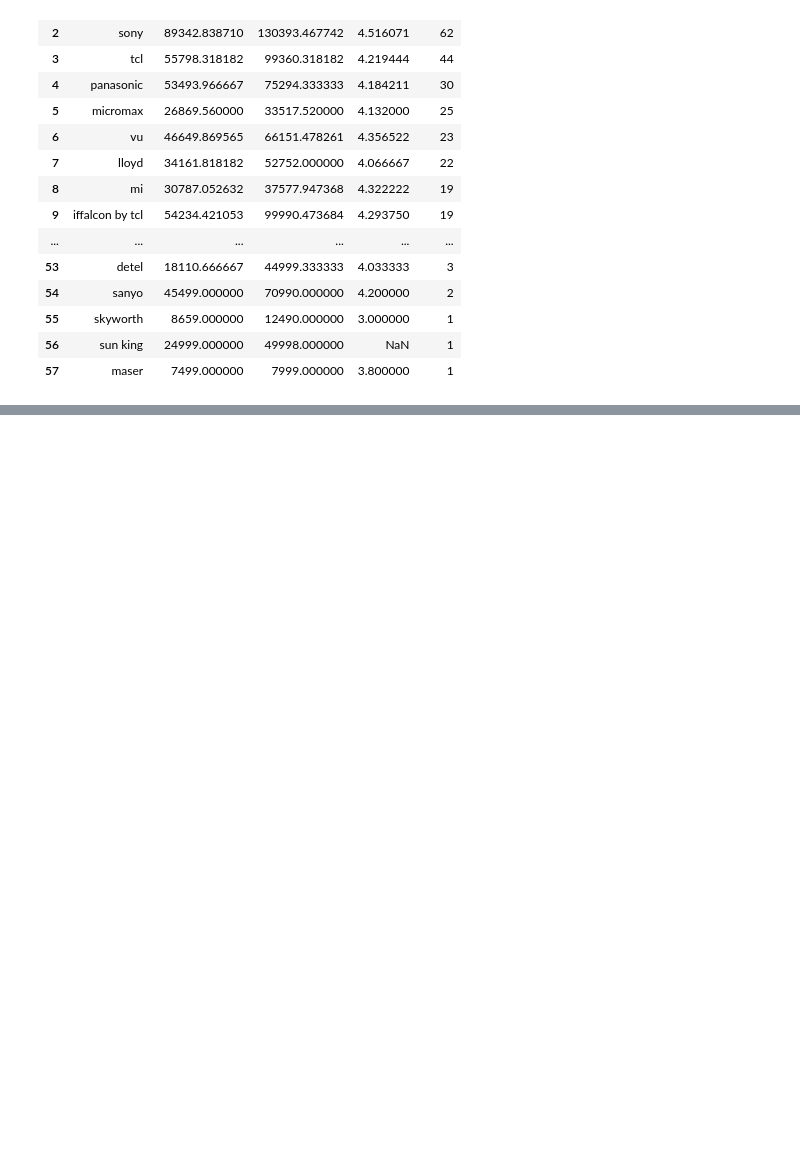
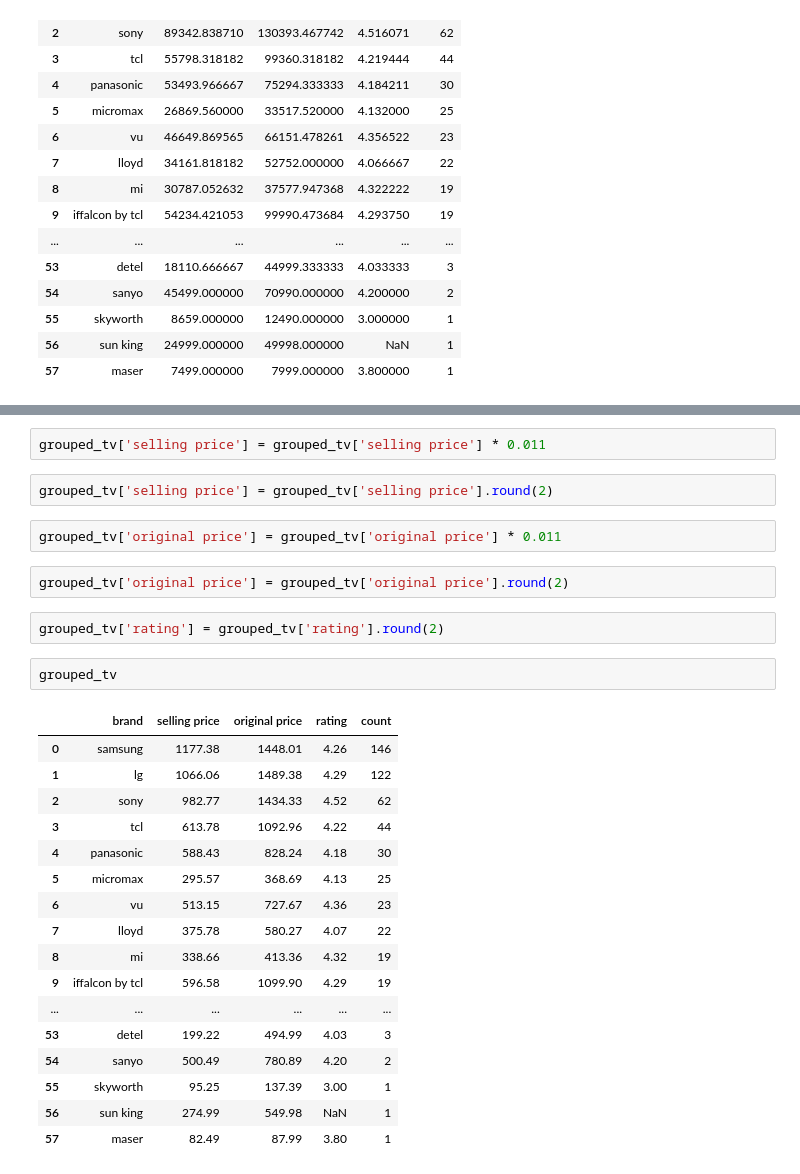
Before and after one commit to Lidiavf1912/etl-project, a Jupyter notebook: python/csv tv brands market.ipynb, the cells around one changed output, grey strips where cells are left out. Drawn from its saved outputs; the diff is of its cells as text; blank space fills up the shorter version.

```diff
--- a/python/csv tv brands market.ipynb
+++ b/python/csv tv brands market.ipynb
@@ -167,0 +174,30 @@ grouped_tv
+# %%
+grouped_tv['selling price'] = grouped_tv['selling price'] * 0.011
+# %%
+grouped_tv['selling price'] = grouped_tv['selling price'].round(2)
+# %%
+grouped_tv['original price'] = grouped_tv['original price'] * 0.011
+# %%
+grouped_tv['original price'] = grouped_tv['original price'].round(2)
+# %%
+grouped_tv['rating'] = grouped_tv['rating'].round(2)
+# %%
+grouped_tv
+# %% [output]
+|  | brand | selling price | original price | rating | count |
+| 0 | samsung | 1177.38 | 1448.01 | 4.26 | 146 |
+| 1 | lg | 1066.06 | 1489.38 | 4.29 | 122 |
+| 2 | sony | 982.77 | 1434.33 | 4.52 | 62 |
+| 3 | tcl | 613.78 | 1092.96 | 4.22 | 44 |
+| 4 | panasonic | 588.43 | 828.24 | 4.18 | 30 |
+| 5 | micromax | 295.57 | 368.69 | 4.13 | 25 |
+| 6 | vu | 513.15 | 727.67 | 4.36 | 23 |
+| 7 | lloyd | 375.78 | 580.27 | 4.07 | 22 |
+| 8 | mi | 338.66 | 413.36 | 4.32 | 19 |
+| 9 | iffalcon by tcl | 596.58 | 1099.90 | 4.29 | 19 |
+| ... | ... | ... | ... | ... | ... |
+| 53 | detel | 199.22 | 494.99 | 4.03 | 3 |
+| 54 | sanyo | 500.49 | 780.89 | 4.20 | 2 |
+| 55 | skyworth | 95.25 | 137.39 | 3.00 | 1 |
+| 56 | sun king | 274.99 | 549.98 | NaN | 1 |
+| 57 | maser | 82.49 | 87.99 | 3.80 | 1 |
```
Also changed, not shown: parts of 16 cells of this notebook, 5 other files.
